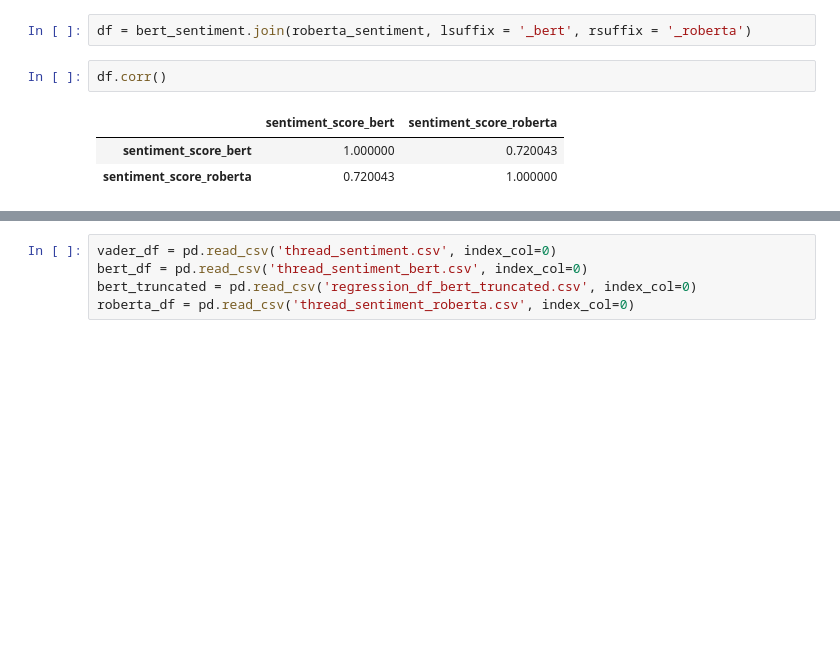
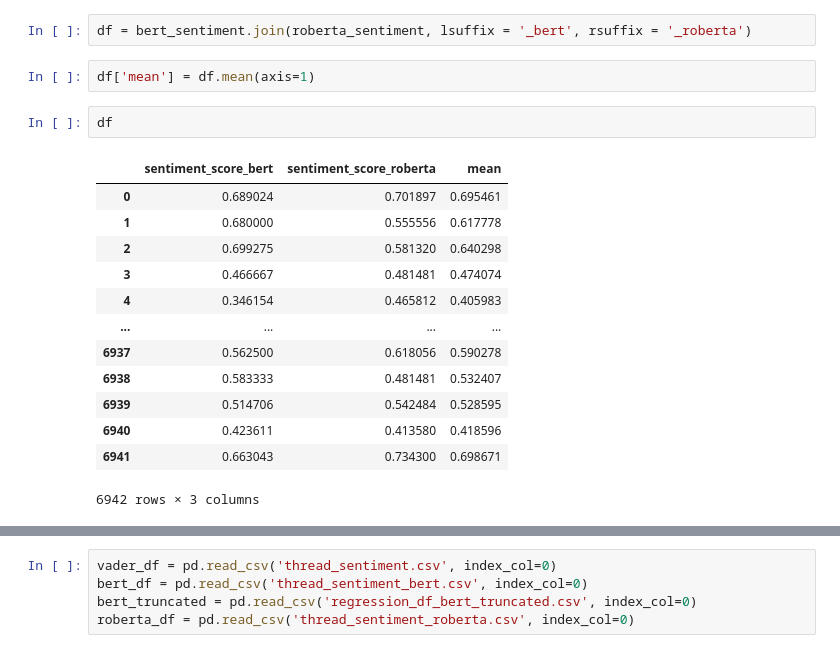
Before and after one commit to francisypeng/car_sentiment, a Jupyter notebook: compare_sentiment.ipynb, the cells around one changed output, grey strips where cells are left out. Cells and saved outputs as stored; diff of their text form; blank space fills up the shorter version.

Commit message:
compare sentiment

```diff
--- a/compare_sentiment.ipynb
+++ b/compare_sentiment.ipynb
@@ -13,8 +47,20 @@ roberta_sentiment = roberta_df[['sentiment_score']]
 # %%
 df = bert_sentiment.join(roberta_sentiment, lsuffix = '_bert', rsuffix = '_roberta')
+# %%
+df['mean'] = df.mean(axis=1)
 # %%
-df.corr()
+df
 # %% [output]
-|  | sentiment_score_bert | sentiment_score_roberta |
-| sentiment_score_bert | 1.000000 | 0.720043 |
-| sentiment_score_roberta | 0.720043 | 1.000000 |
+|  | sentiment_score_bert | sentiment_score_roberta | mean |
+| 0 | 0.689024 | 0.701897 | 0.695461 |
+| 1 | 0.680000 | 0.555556 | 0.617778 |
+| 2 | 0.699275 | 0.581320 | 0.640298 |
+| 3 | 0.466667 | 0.481481 | 0.474074 |
+| 4 | 0.346154 | 0.465812 | 0.405983 |
+| ... | ... | ... | ... |
+| 6937 | 0.562500 | 0.618056 | 0.590278 |
+| 6938 | 0.583333 | 0.481481 | 0.532407 |
+| 6939 | 0.514706 | 0.542484 | 0.528595 |
+| 6940 | 0.423611 | 0.413580 | 0.418596 |
+| 6941 | 0.663043 | 0.734300 | 0.698671 |
+6942 rows × 3 columns
```
Also changed, not shown: parts of 11 cells of this notebook.
